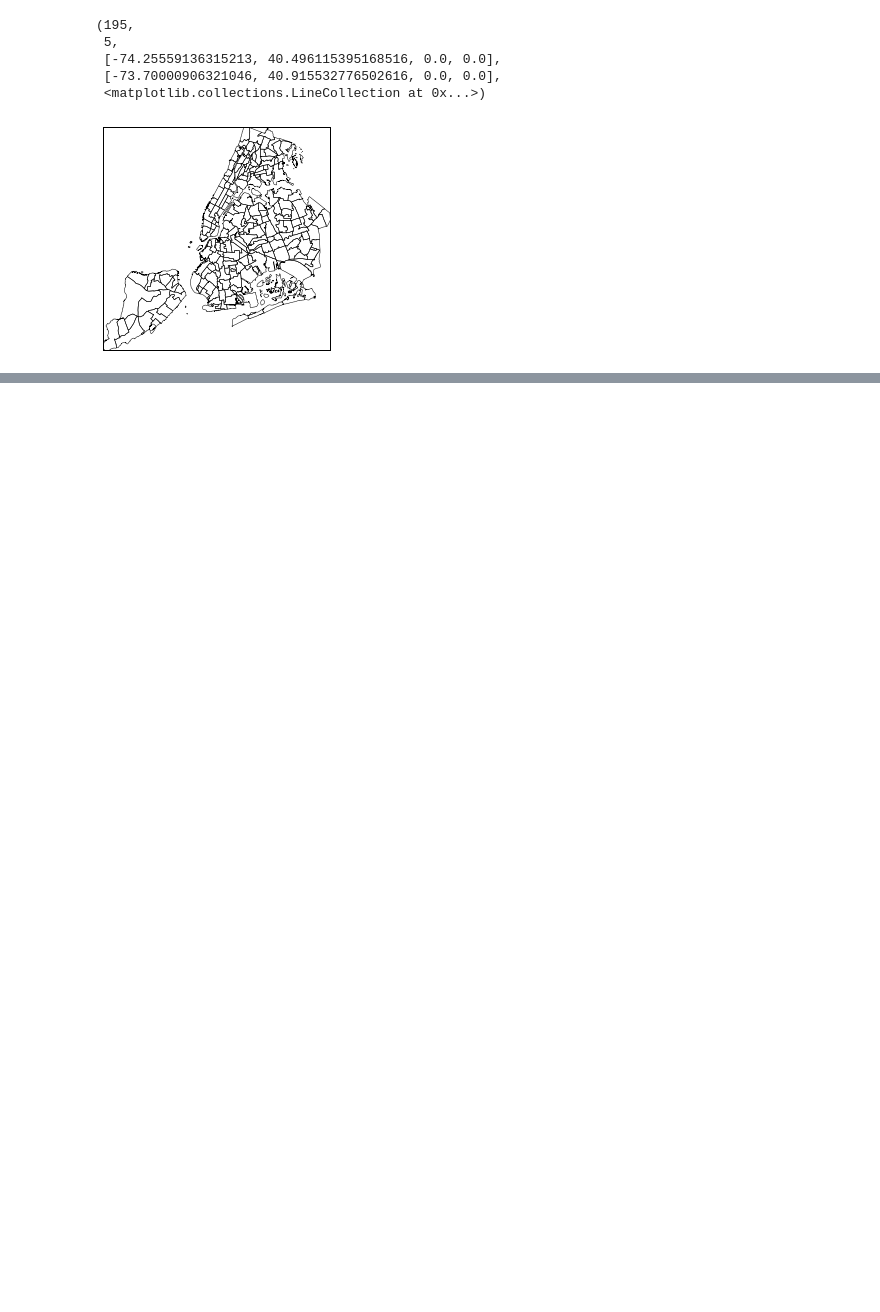
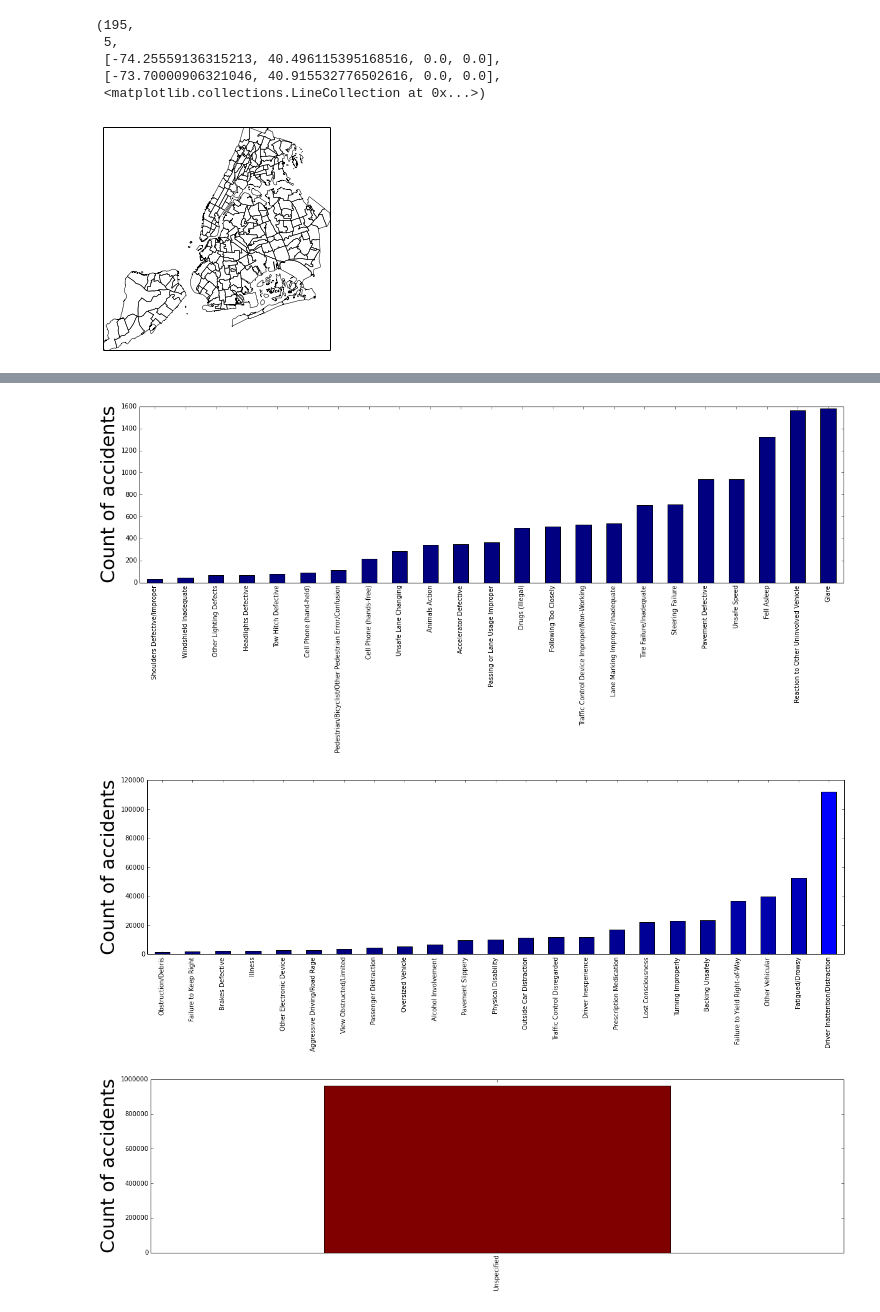
Before and after one commit to maltandhop/technosphere, a Jupyter notebook: project.ipynb, the cells around one changed output, grey strips where cells are left out. Drawn from its saved outputs; the diff is of its cells as text; code cells hidden in the pictures; blank space fills up the shorter version.

```diff
--- a/project.ipynb
+++ b/project.ipynb
@@ -198,0 +253,6 @@ plt.bar(range(len(borough)), accidents, align='center');
+# %%
+plotdat(pd_ser, len(pd_ser) / 2)
+# %% [output]
+[figure, added]
+[figure, added]
+[figure, added]
```
Also changed, not shown: parts of 12 cells of this notebook.
